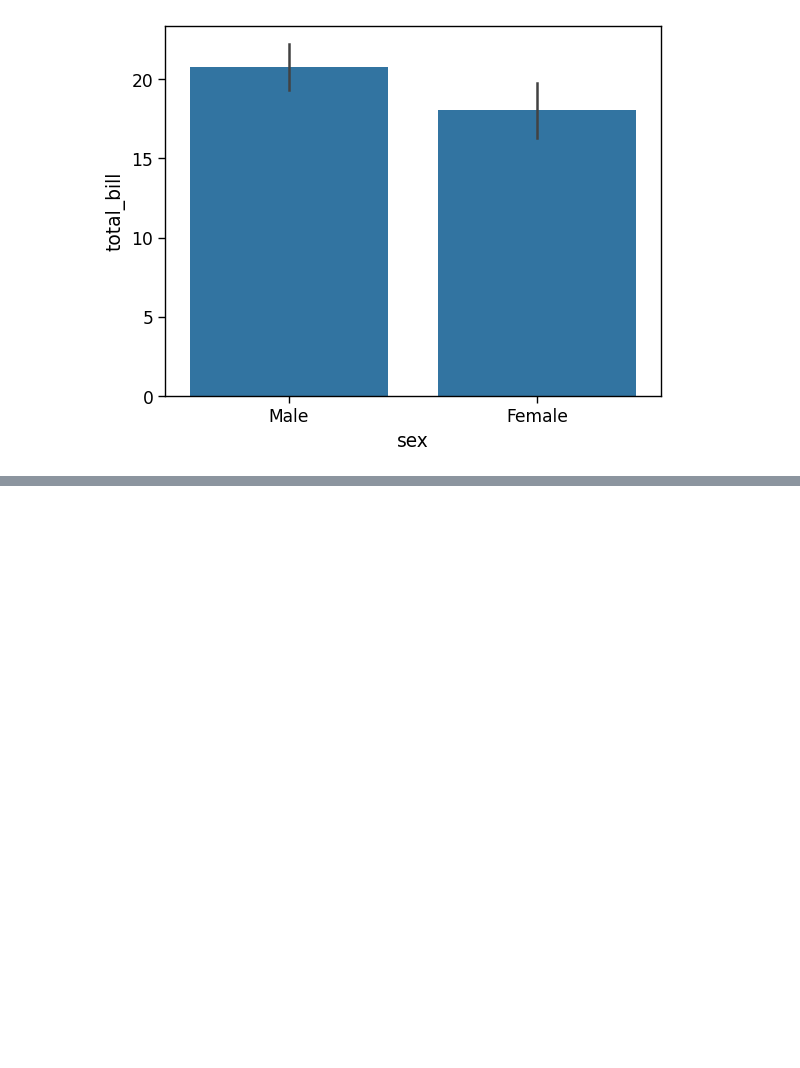
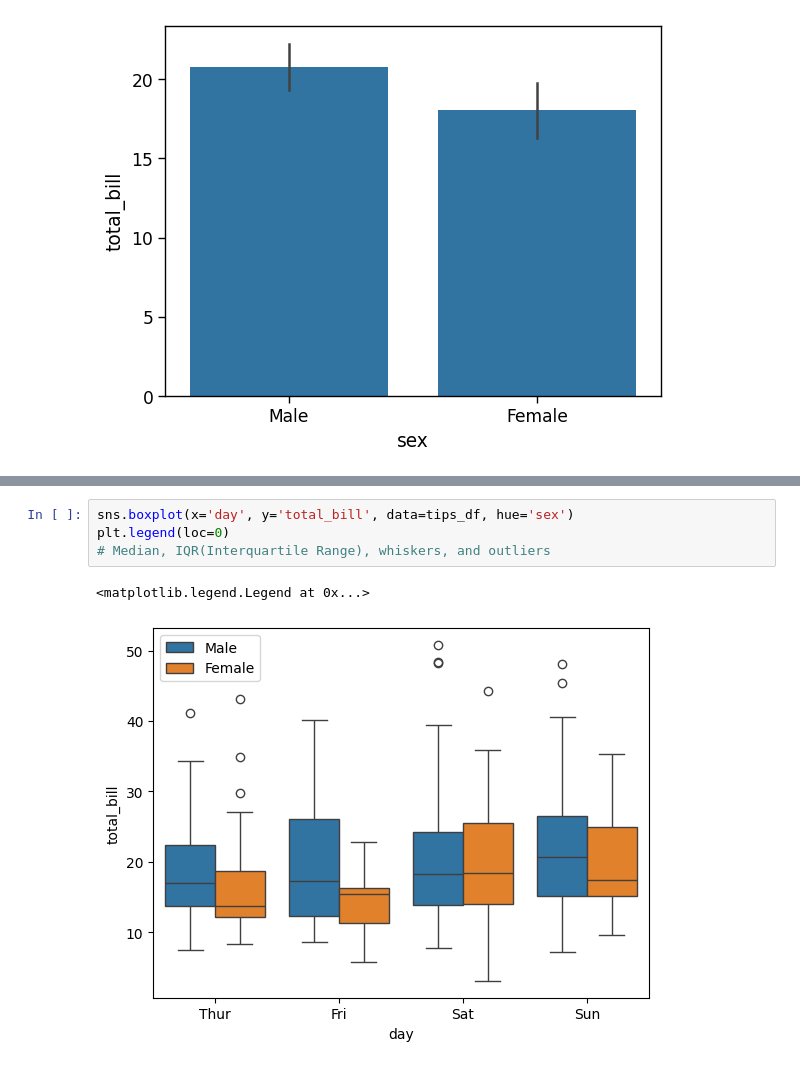
Before and after one commit to Subinkvs/Seaborn_Simplified, a Jupyter notebook: Juypter_seaborn.ipynb, the cells around one changed output, grey strips where cells are left out. Drawn from its saved outputs; the diff is of its cells as text; blank space fills up the shorter version.

```diff
--- a/Juypter_seaborn.ipynb
+++ b/Juypter_seaborn.ipynb
@@ -89,0 +95,7 @@ sns.barplot(x='sex', y='total_bill', data=tips_df)
+# %%
+sns.boxplot(x='day', y='total_bill', data=tips_df, hue='sex')
+plt.legend(loc=0)
+# Median, IQR(Interquartile Range), whiskers, and outliers
+# %% [output]
+<matplotlib.legend.Legend at 0x...>
+[figure, added]
```
Also changed, not shown: parts of 15 cells of this notebook, 1 other file.
